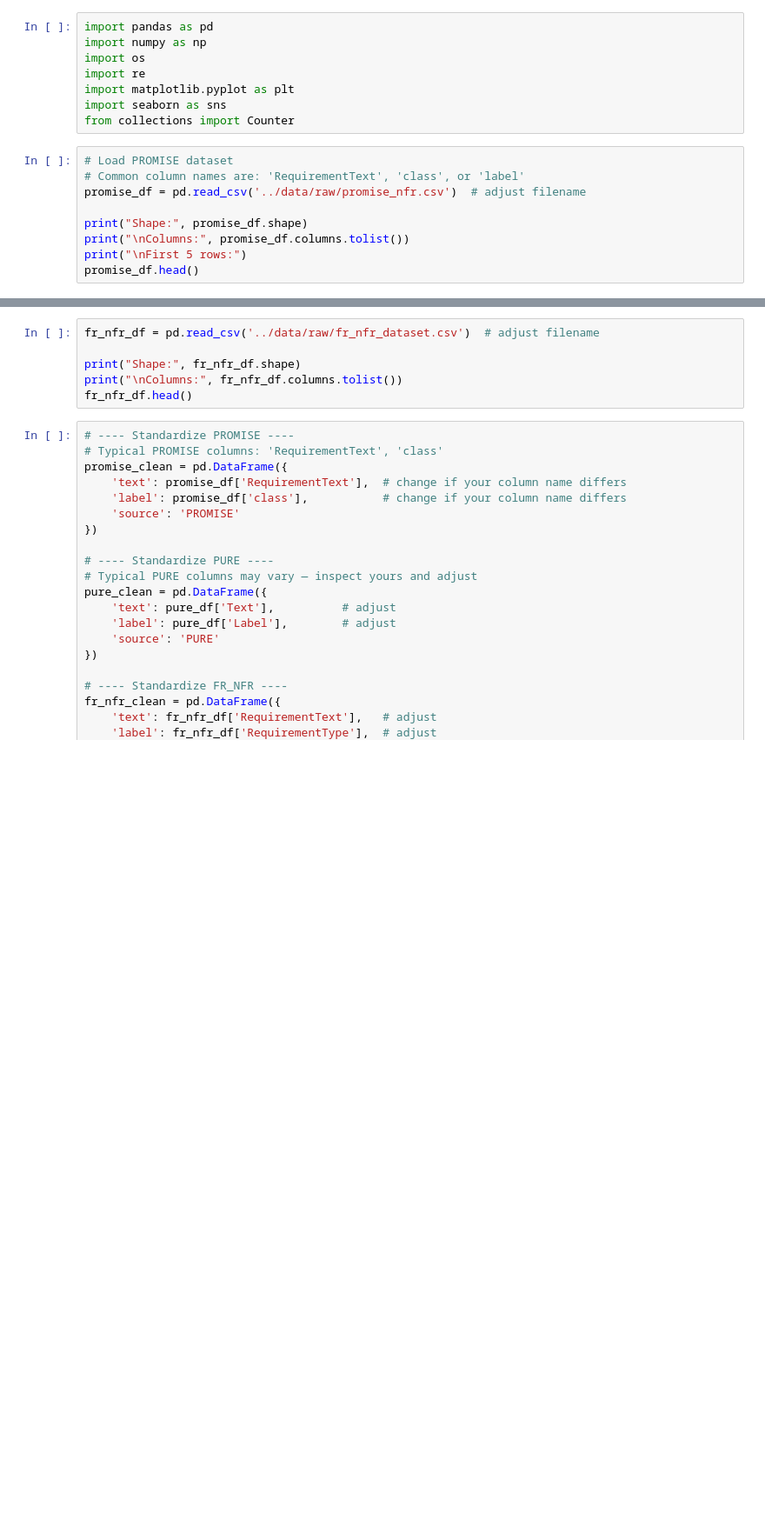
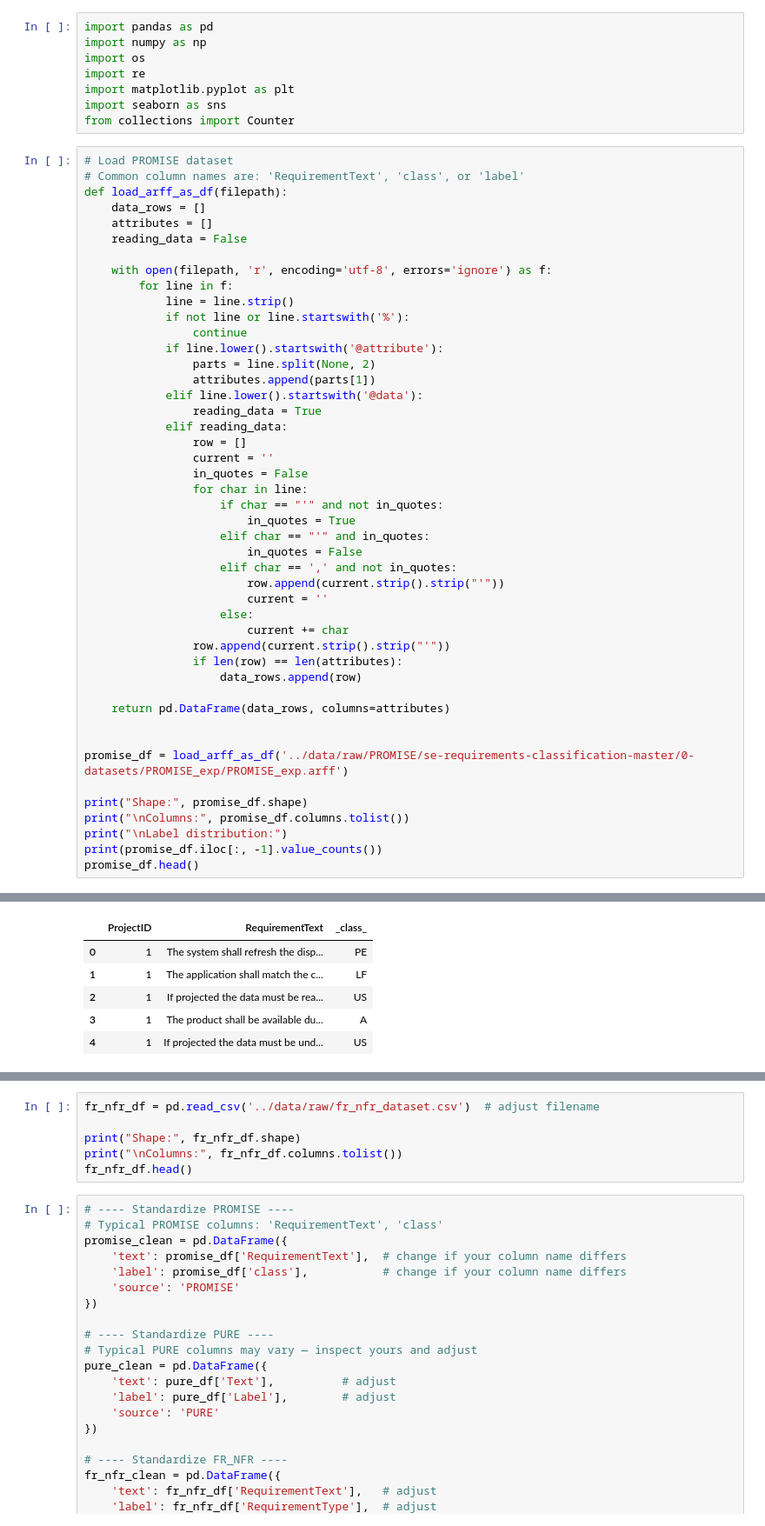
Before and after one commit to AlanW0320/requirements-elicitation-agent, a Jupyter notebook: notebooks/01_data_preprocessing.ipynb, the cells around one changed output, grey strips where cells are left out. Shown at 87% size. Saved outputs shown, nothing was run; the diff lists cells and outputs as text; blank space fills up the shorter version.

```diff
--- a/notebooks/01_data_preprocessing.ipynb
+++ b/notebooks/01_data_preprocessing.ipynb
@@ -9,9 +9,47 @@ from collections import Counter
 # %%
 # Load PROMISE dataset
 # Common column names are: 'RequirementText', 'class', or 'label'
-promise_df = pd.read_csv('../data/raw/promise_nfr.csv')  # adjust filename
+def load_arff_as_df(filepath):
+    data_rows = []
+    attributes = []
+    reading_data = False
+
+    with open(filepath, 'r', encoding='utf-8', errors='ignore') as f:
+        for line in f:
+            line = line.strip()
+            if not line or line.startswith('%'):
+                continue
+            if line.lower().startswith('@attribute'):
+                parts = line.split(None, 2)
+                attributes.append(parts[1])
+            elif line.lower().startswith('@data'):
+                reading_data = True
+            elif reading_data:
+                row = []
+                current = ''
+                in_quotes = False
+                for char in line:
+                    if char == "'" and not in_quotes:
+                        in_quotes = True
+                    elif char == "'" and in_quotes:
+                        in_quotes = False
+                    elif char == ',' and not in_quotes:
+                        row.append(current.strip().strip("'"))
+                        current = ''
+                    else:
+                        current += char
+                row.append(current.strip().strip("'"))
+                if len(row) == len(attributes):
+                    data_rows.append(row)
+
+    return pd.DataFrame(data_rows, columns=attributes)
+
+
+promise_df = load_arff_as_df('../data/raw/PROMISE/se-requirements-classification-master/0-datasets/PROMISE_exp/PROMISE_exp.arff')
 
 print("Shape:", promise_df.shape)
 print("\nColumns:", promise_df.columns.tolist())
-print("\nFirst 5 rows:")
+print("\nLabel distribution:")
+print(promise_df.iloc[:, -1].value_counts())
 promise_df.head()
+# %% [output]
@@ -18 +75,7 @@ promise_df.head()
+|  | ProjectID | RequirementText | _class_ |
+| 0 | 1 | The system shall refresh the disp... | PE |
+| 1 | 1 | The application shall match the c... | LF |
+| 2 | 1 | If projected the data must be rea... | US |
+| 3 | 1 | The product shall be available du... | A |
+| 4 | 1 | If projected the data must be und... | US |
 # %%
```
Also changed, not shown: parts of 3 cells of this notebook.
